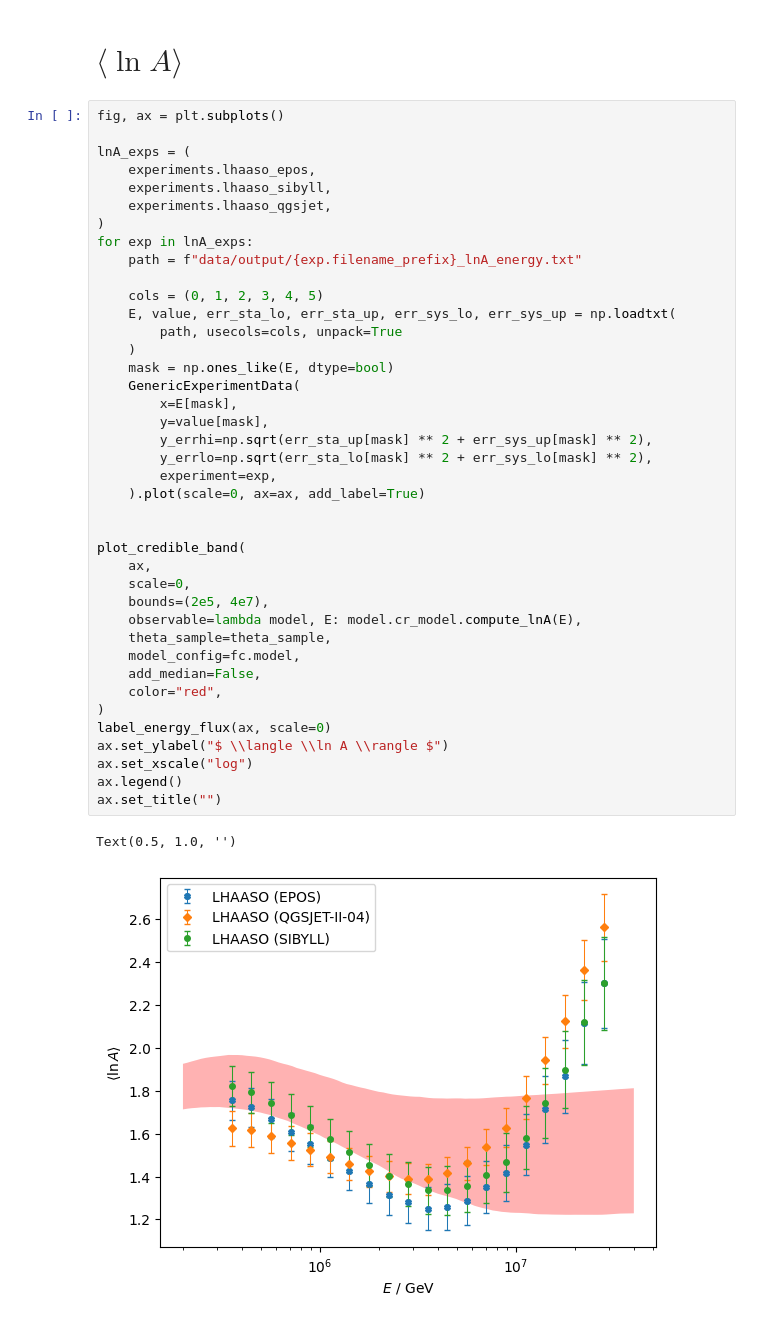
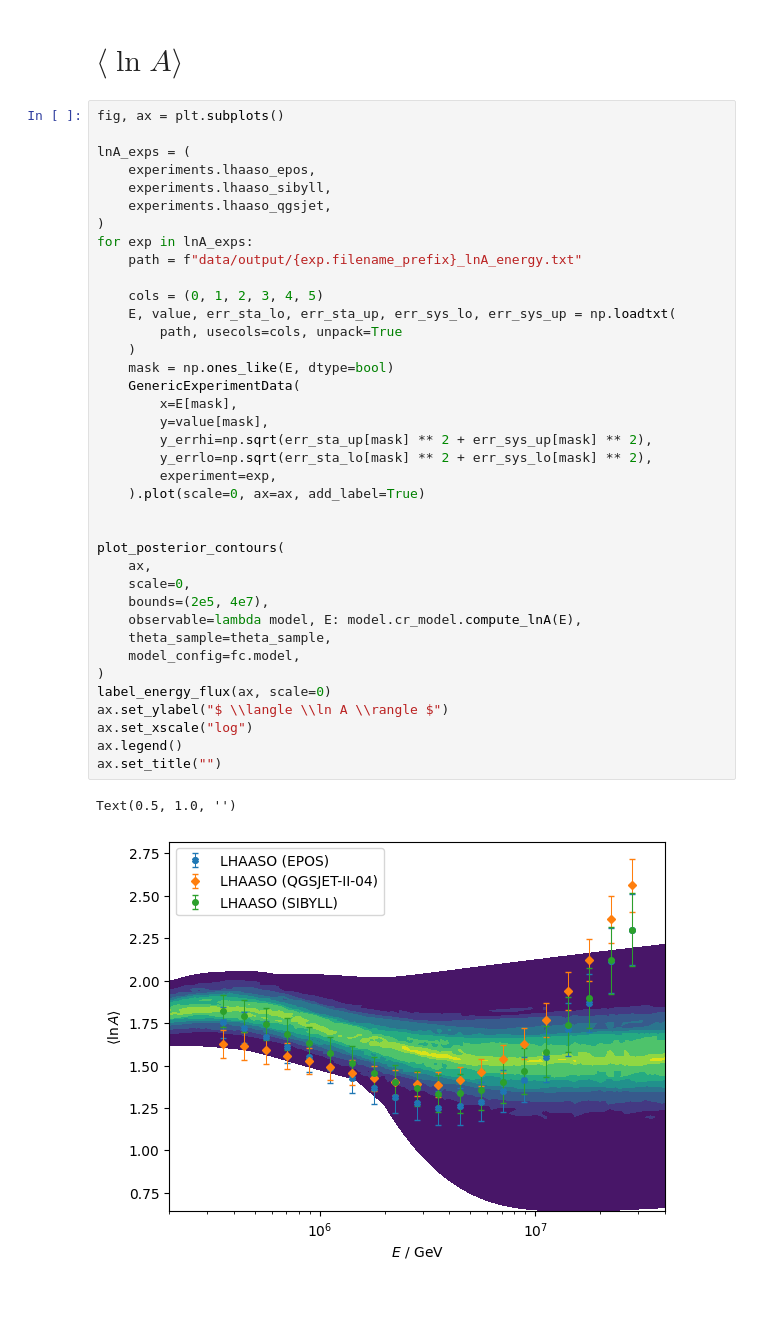
Before and after one commit to nj-vs-vh/EVA, a Jupyter notebook: observables.ipynb, the cells around one changed output. Cells and saved outputs as stored; diff of their text form.

Commit message:
fancier plotting of posteriors

```diff
--- a/observables.ipynb
+++ b/observables.ipynb
@@ -197,34 +202,32 @@ for exp in lnA_exps:
     path = f"data/output/{exp.filename_prefix}_lnA_energy.txt"
 
     cols = (0, 1, 2, 3, 4, 5)
     E, value, err_sta_lo, err_sta_up, err_sys_lo, err_sys_up = np.loadtxt(
         path, usecols=cols, unpack=True
     )
     mask = np.ones_like(E, dtype=bool)
     GenericExperimentData(
         x=E[mask],
         y=value[mask],
         y_errhi=np.sqrt(err_sta_up[mask] ** 2 + err_sys_up[mask] ** 2),
         y_errlo=np.sqrt(err_sta_lo[mask] ** 2 + err_sys_lo[mask] ** 2),
         experiment=exp,
     ).plot(scale=0, ax=ax, add_label=True)
 
 
-plot_credible_band(
+plot_posterior_contours(
     ax,
     scale=0,
     bounds=(2e5, 4e7),
     observable=lambda model, E: model.cr_model.compute_lnA(E),
     theta_sample=theta_sample,
     model_config=fc.model,
-    add_median=False,
-    color="red",
 )
 label_energy_flux(ax, scale=0)
 ax.set_ylabel("$ \\langle \\ln A \\rangle $")
 ax.set_xscale("log")
 ax.legend()
 ax.set_title("")
 # %% [output]
 Text(0.5, 1.0, '')
-[figure, old version]
+[figure, new version]
```
Also changed, not shown: parts of 4 cells of this notebook, 10 other files.
